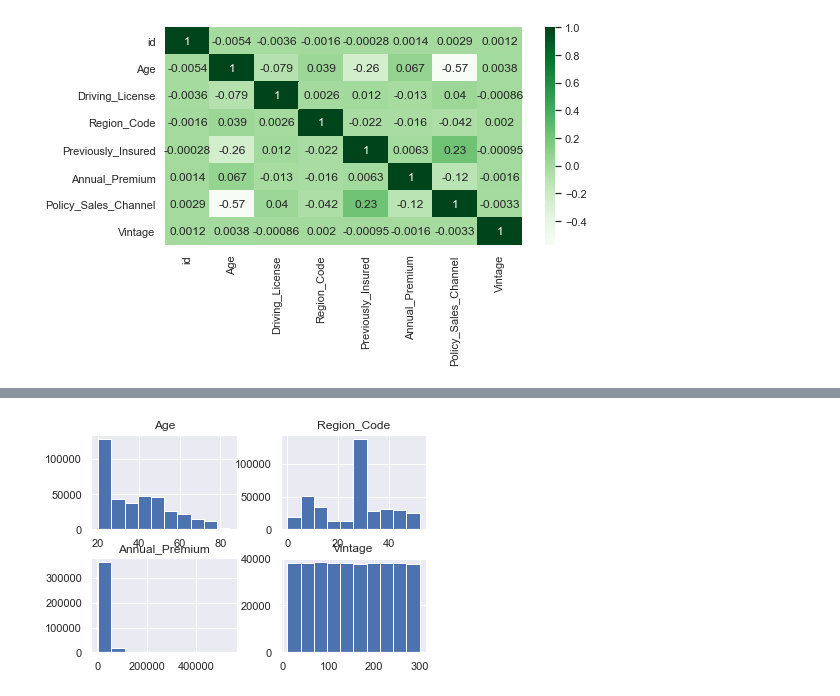
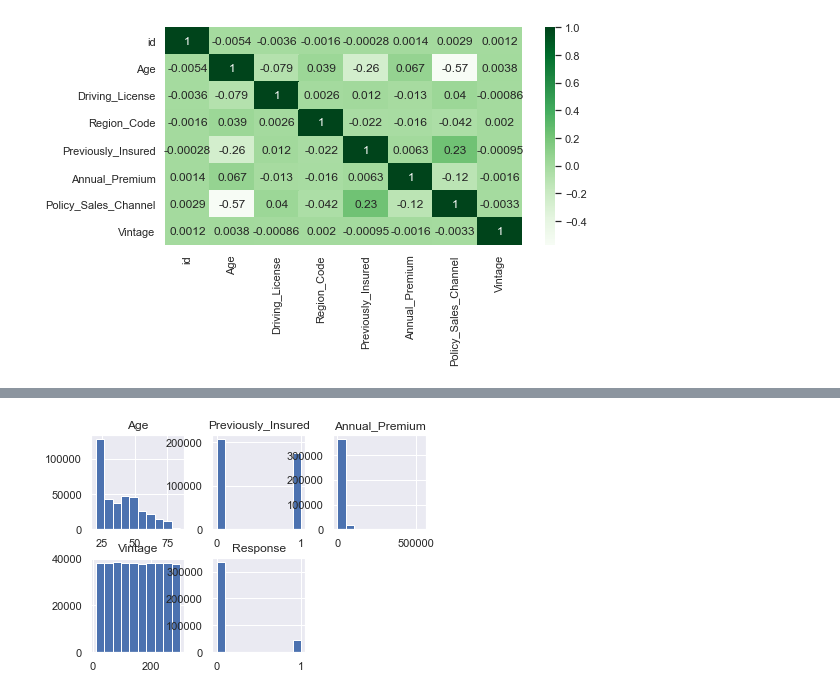
Before and after one commit to yyx2827023/Python_project_vehicle_insurance, a Jupyter notebook: Vehicle Insurance EDA and predict models.ipynb, the cells around one changed output, grey strips where cells are left out. Drawn from its saved outputs; the diff is of its cells as text; code cells hidden in the pictures.

```diff
--- a/Vehicle Insurance EDA and predict models.ipynb
+++ b/Vehicle Insurance EDA and predict models.ipynb
@@ -167,6 +194,7 @@ pyplot.show()
 # %%
 # histogram
-train[numerical_columns].hist()
+histg_columns=['Age', 'Previously_Insured','Annual_Premium','Vintage','Response']
+train[histg_columns].hist(layout=(2,3))
 pyplot.show()
 # %% [output]
-[figure, old version]
+[figure, new version]
```
Also changed, not shown: parts of 60 cells of this notebook.
